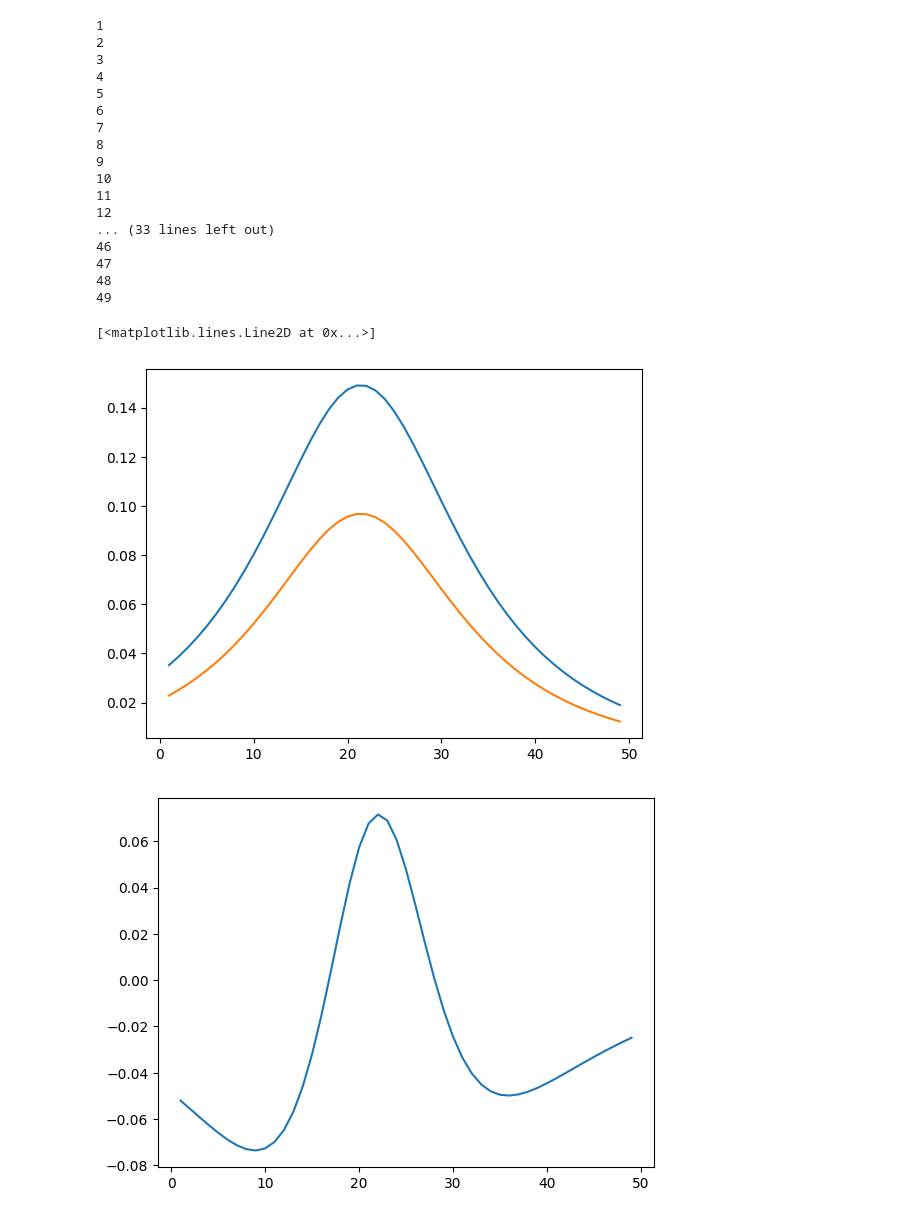
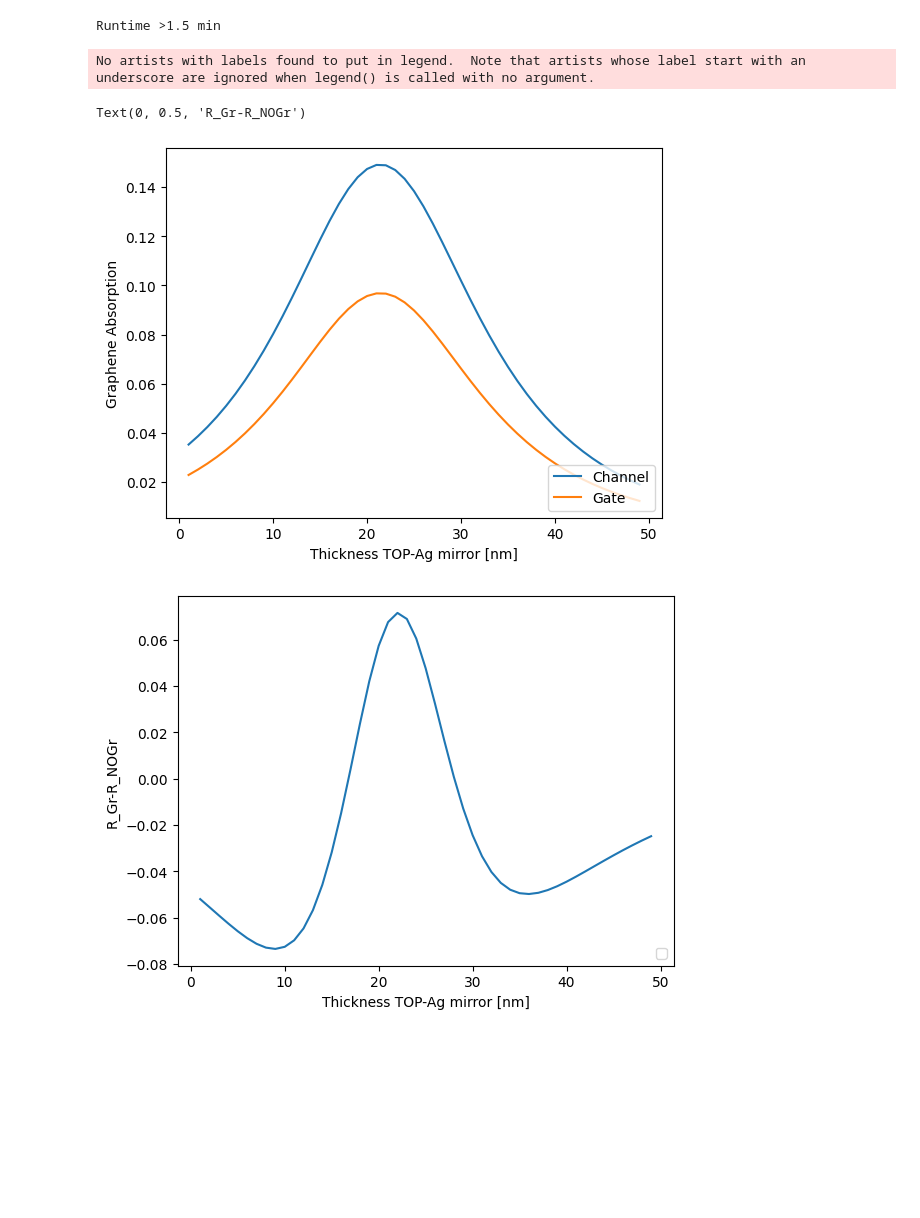
Before and after one commit to Oyofoo/Nanocavity, a Jupyter notebook: TMM_2.ipynb, the cells around one changed output. Cells and saved outputs as stored; diff of their text form; code cells hidden in the pictures; blank space fills up the shorter version.

```diff
--- a/TMM_2.ipynb
+++ b/TMM_2.ipynb
@@ -283,5 +289,6 @@ plt.plot(lambda_vac_list,Abs_Gr_2)
 # %%
 #this Block calculate the thickness of the top mirror with highest ABS for Graphene
+print('Runtime >1.5 min')
 air_n_fn = lambda wavelength : 1
 thick_Ag = range(1,50)
 
@@ -375,38 +382,28 @@ for nm in thick_Ag:
 
         Abs_peak_1.append(A_Gr[749-250][3])
         Abs_peak_2.append(A_Gr[749-250][5])
-        print(nm)
 # %% [output]
-1
-2
-3
-4
-5
-6
-7
-8
-9
-10
-11
-12
-... (33 lines left out)
-46
-47
-48
-49
+Runtime >1.5 min
 # %%
 #PLOT ABS peaks for the two graphene layers
 plt.figure()
-plt.plot(thick_Ag,Abs_peak_1)
-plt.plot(thick_Ag,Abs_peak_2)
+plt.plot(thick_Ag,Abs_peak_1,label='Channel')
+plt.plot(thick_Ag,Abs_peak_2,label='Gate')
+plt.legend(loc="lower right")
+plt.xlabel("Thickness TOP-Ag mirror [nm]")
+plt.ylabel("Graphene Absorption")
 
 #Plot difference reflectivity with and without Graphene
 plt.figure()
 plt.plot(thick_Ag,R_diff)
+plt.legend(loc="lower right")
+plt.xlabel("Thickness TOP-Ag mirror [nm]")
+plt.ylabel("R_Gr-R_NOGr")
 # %% [output]
-[<matplotlib.lines.Line2D at 0x...>]
+No artists with labels found to put in legend.  Note that artists whose label start with an underscore are ignored when legend() is called with no argument.
+Text(0, 0.5, 'R_Gr-R_NOGr')
-[figure, old version]
+[figure, new version]
-[figure, old version]
+[figure, new version]
 # %%
 E=np.zeros((len(coh_tmm_data),(len(d_list)-2)), dtype=complex)
 #E=np.zeros((8,750),dtype=complex)
```
Also changed, not shown: parts of 4 cells of this notebook.
